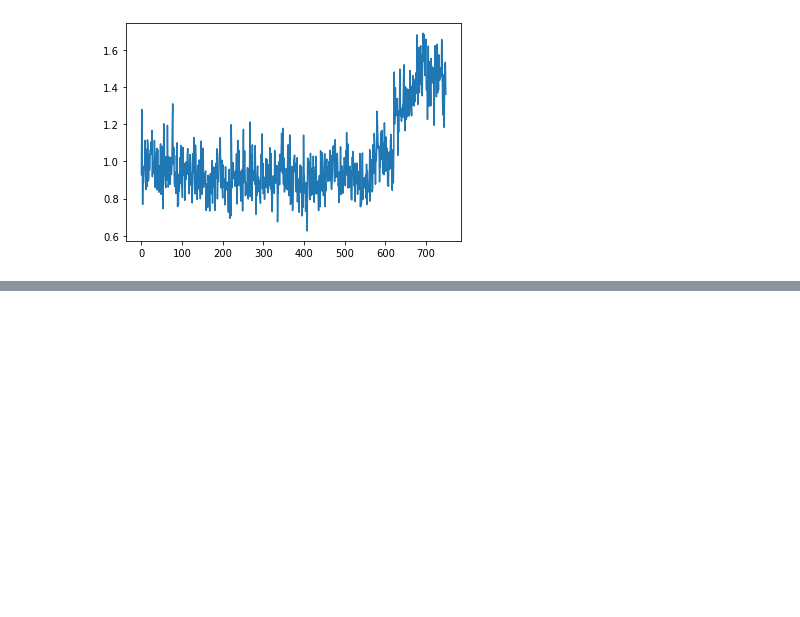
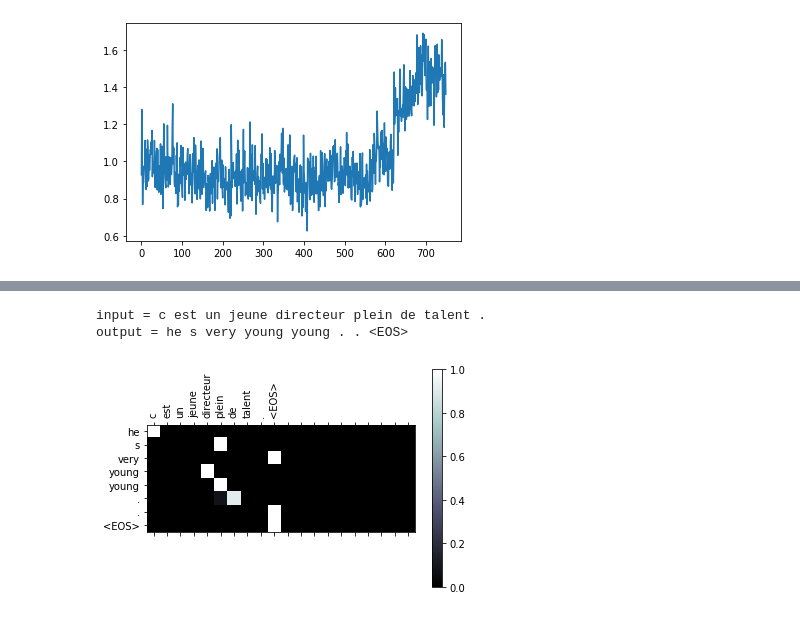
Before and after one commit to alimoezzi/deepLearningRecipes, a Jupyter notebook: seq2seq_translation_attention.ipynb, the cells around one changed output, grey strips where cells are left out. Saved outputs shown, nothing was run; the diff lists cells and outputs as text; code cells hidden in the pictures; blank space fills up the shorter version.

```diff
--- a/seq2seq_translation_attention.ipynb
+++ b/seq2seq_translation_attention.ipynb
@@ -478,0 +538,7 @@ Bleu Score: 0.4687991142272949
+# %%
+
+evaluateAndShowAttention("c est un jeune directeur plein de talent .")
+# %% [output]
+input = c est un jeune directeur plein de talent .
+output = he s very young young . . <EOS>
+[figure, added]
```
Also changed, not shown: parts of 8 cells of this notebook, 2 other files.
